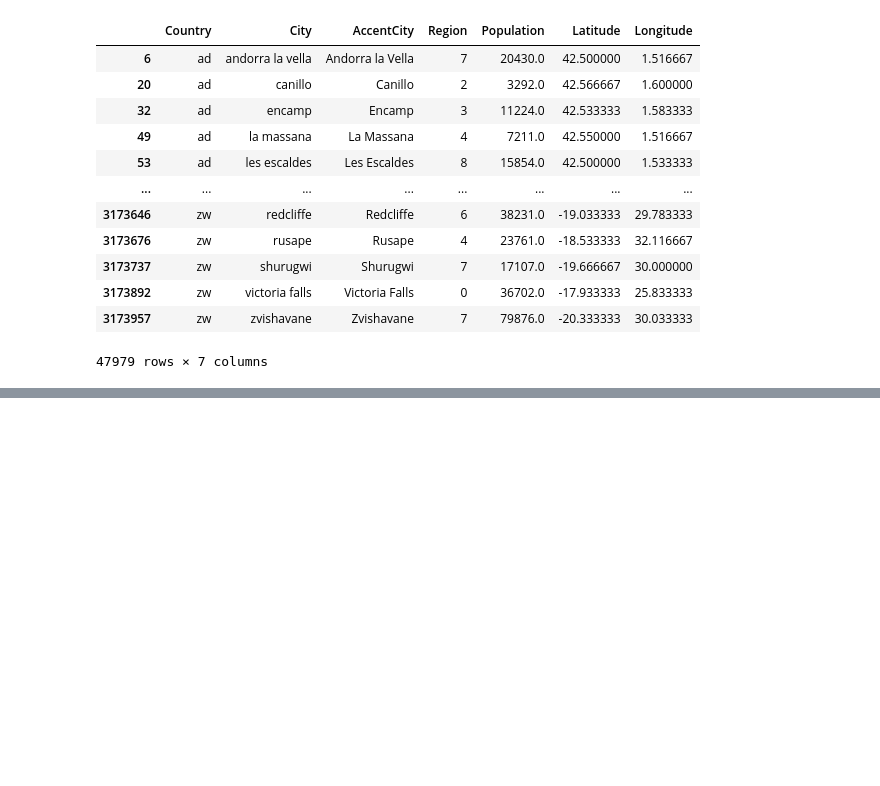
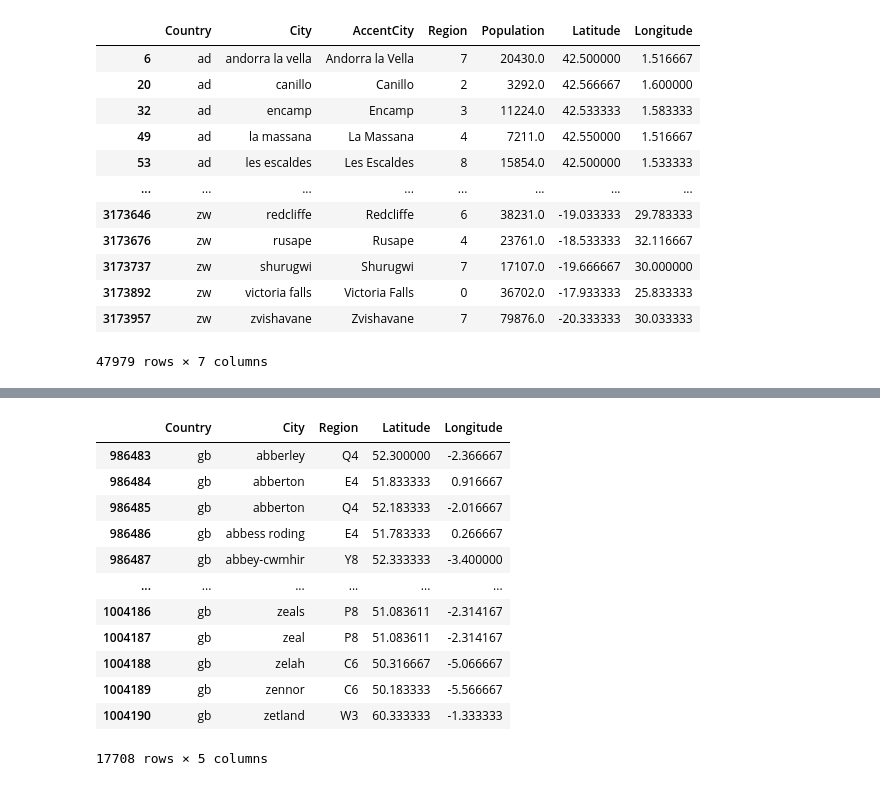
Before and after one commit to christophergarcia89/bci, a Jupyter notebook: Hipotesis.ipynb, the cells around one changed output, grey strips where cells are left out. Drawn from its saved outputs; the diff is of its cells as text; code cells hidden in the pictures; blank space fills up the shorter version.

```diff
--- a/Hipotesis.ipynb
+++ b/Hipotesis.ipynb
@@ -229,0 +273,2 @@ data2.to_csv (r'/content/drive/MyDrive/BCI/datasetPopulation.csv', index=None)
+# %%
+dataset_gb = data[data['Country'] == 'gb']
@@ -229,0 +277,16 @@ data2.to_csv (r'/content/drive/MyDrive/BCI/datasetPopulation.csv', index=None)
+# %%
+dataset_gb
+# %% [output]
+|  | Country | City | Region | Latitude | Longitude |
+| 986483 | gb | abberley | Q4 | 52.300000 | -2.366667 |
+| 986484 | gb | abberton | E4 | 51.833333 | 0.916667 |
+| 986485 | gb | abberton | Q4 | 52.183333 | -2.016667 |
+| 986486 | gb | abbess roding | E4 | 51.783333 | 0.266667 |
+| 986487 | gb | abbey-cwmhir | Y8 | 52.333333 | -3.400000 |
+| ... | ... | ... | ... | ... | ... |
+| 1004186 | gb | zeals | P8 | 51.083611 | -2.314167 |
+| 1004187 | gb | zeal | P8 | 51.083611 | -2.314167 |
+| 1004188 | gb | zelah | C6 | 50.316667 | -5.066667 |
+| 1004189 | gb | zennor | C6 | 50.183333 | -5.566667 |
+| 1004190 | gb | zetland | W3 | 60.333333 | -1.333333 |
+17708 rows × 5 columns
```
Also changed, not shown: parts of 7 cells of this notebook.
